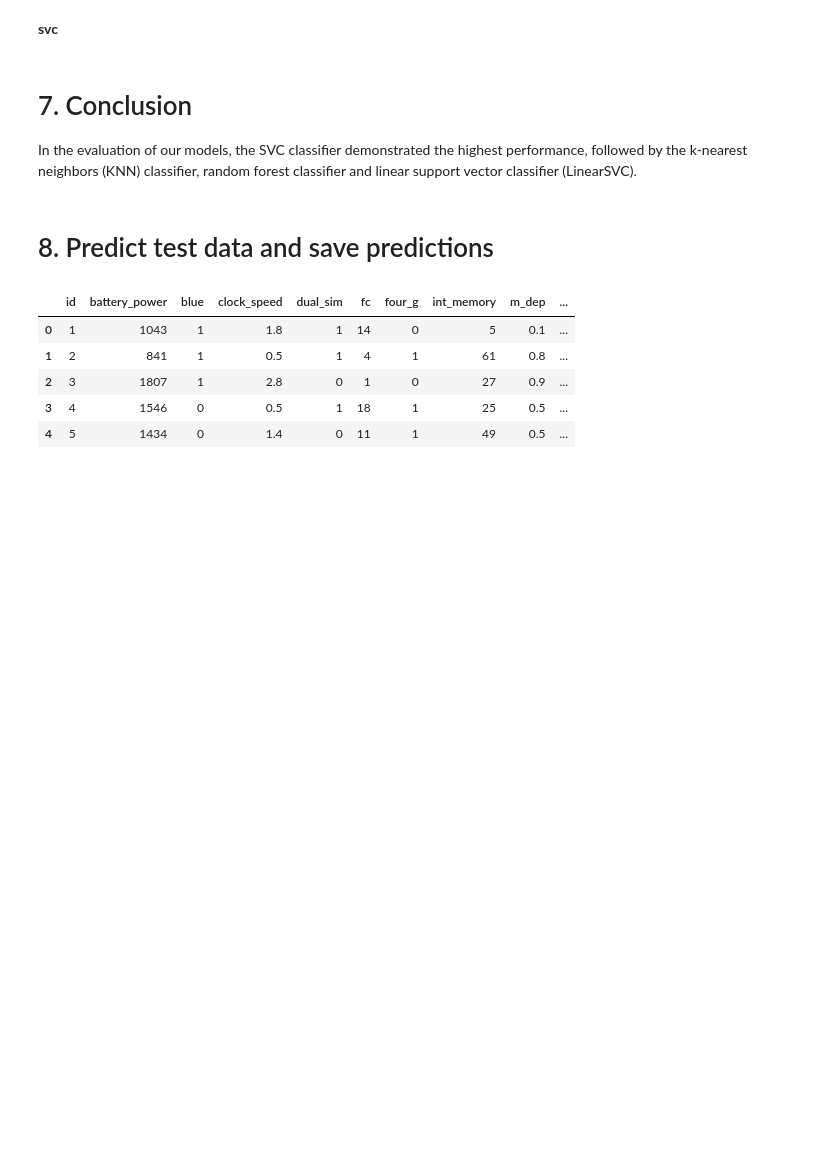
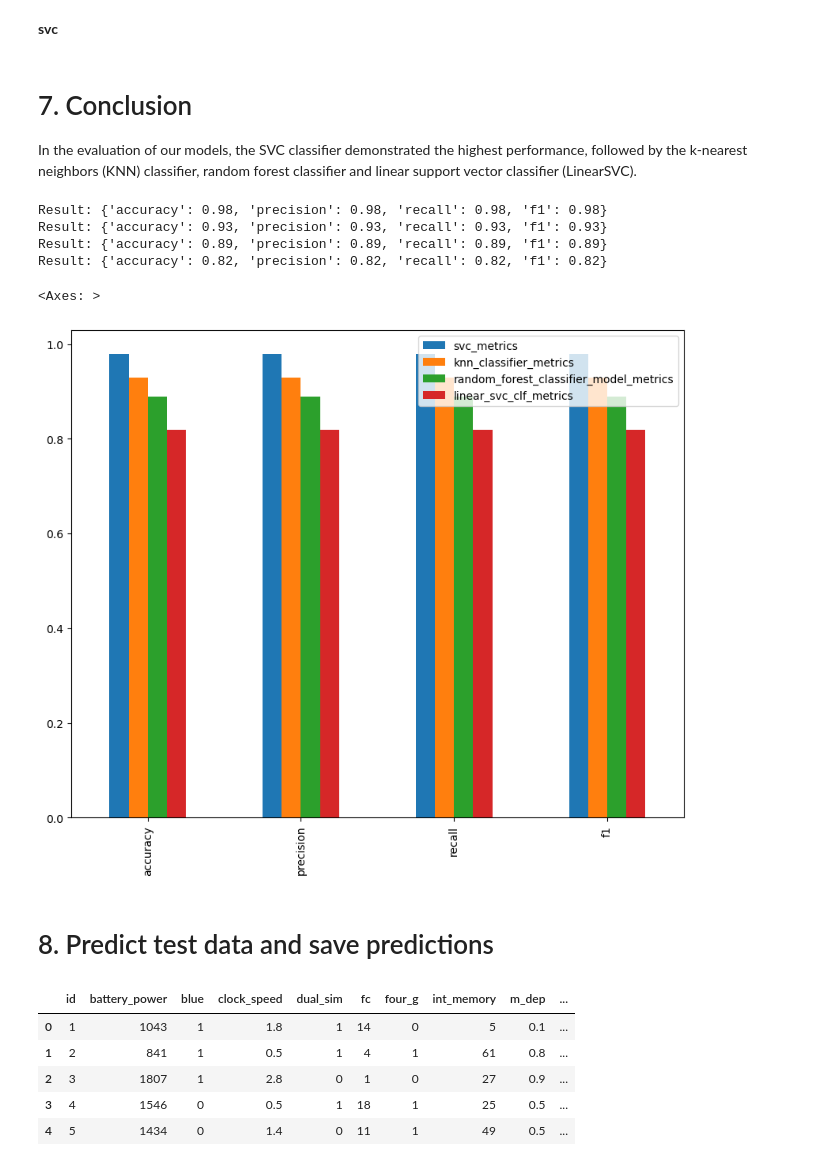
Before and after one commit to jaymes15/mobile-price-model-classification, a Jupyter notebook: Mobile-Price-Classification.ipynb, the cells around one changed output. Saved outputs shown, nothing was run; the diff lists cells and outputs as text; code cells hidden in the pictures; blank space fills up the shorter version.

```diff
--- a/Mobile-Price-Classification.ipynb
+++ b/Mobile-Price-Classification.ipynb
@@ -628,6 +541,48 @@ pickle.dump(svc, open("./models/final_svc_model.pkl", "wb"))
 # 7. Conclusion
 
 In the evaluation of our models, the SVC classifier demonstrated the highest performance, followed by the k-nearest neighbors (KNN) classifier, random forest classifier and linear support vector classifier (LinearSVC).
+# %%
+from sklearn.metrics import classification_report, confusion_matrix, accuracy_score, recall_score, precision_score, f1_score
+def evaluate_preds(y_true, y_preds):
+    """
+    Performs evaluation comparison on
+    y_true labels vs y_preds labels on classification
+    """
+    accuracy = accuracy_score(y_true, y_preds)
+    precision = precision_score(y_true, y_preds, average='micro')
+    recall = recall_score(y_true, y_preds, average='micro')
+    f1 = f1_score(y_true, y_preds, average='micro')
+    metric_dict = {
+        "accuracy": round(accuracy, 2),
+        "precision": round(precision, 2),
+        "recall": round(recall, 2),
+        "f1": round(f1, 2)
+    }
+
+    print(f"Result: {metric_dict}")
+
+    return metric_dict
+# %%
+svc_metrics = evaluate_preds(y_test, y_preds_svc)
+final_knn_classifier_metrics = evaluate_preds(y_test, y_preds_final_knn_classifier)
+final_random_forest_classifier_model_metrics = evaluate_preds(y_test, y_preds_final_random_forest_classifier_model)
+final_linear_svc_clf_metrics = evaluate_preds(y_test, y_preds_final_linear_svc_clf)
+# %% [output]
+Result: {'accuracy': 0.98, 'precision': 0.98, 'recall': 0.98, 'f1': 0.98}
+Result: {'accuracy': 0.93, 'precision': 0.93, 'recall': 0.93, 'f1': 0.93}
+Result: {'accuracy': 0.89, 'precision': 0.89, 'recall': 0.89, 'f1': 0.89}
+Result: {'accuracy': 0.82, 'precision': 0.82, 'recall': 0.82, 'f1': 0.82}
+# %%
+compare_metrics = pd.DataFrame({
+    "svc_metrics": svc_metrics,
+    "knn_classifier_metrics": final_knn_classifier_metrics,
+    "random_forest_classifier_model_metrics": final_random_forest_classifier_model_metrics,
+    "linear_svc_clf_metrics": final_linear_svc_clf_metrics
+})
+compare_metrics.plot.bar(figsize=(10,8))
+# %% [output]
+<Axes: >
+[figure, added]
 # %% [markdown]
 # 8. Predict test data and save predictions
 # %%
```
Also changed, not shown: parts of 26 cells of this notebook, 5 other files.
